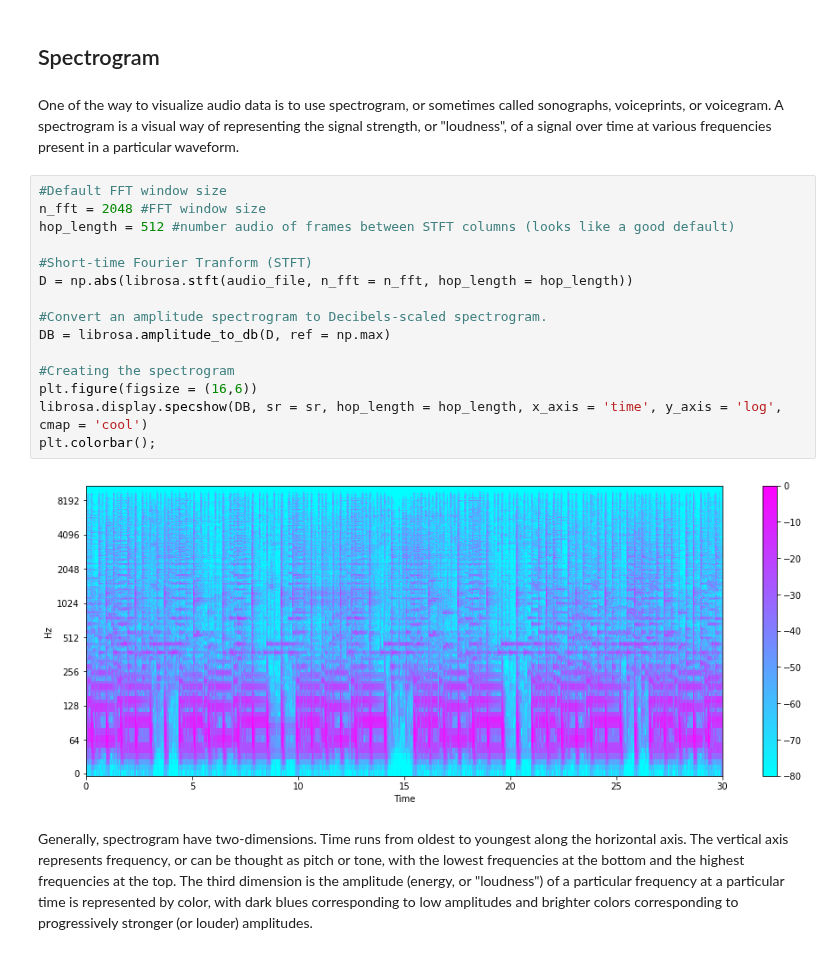
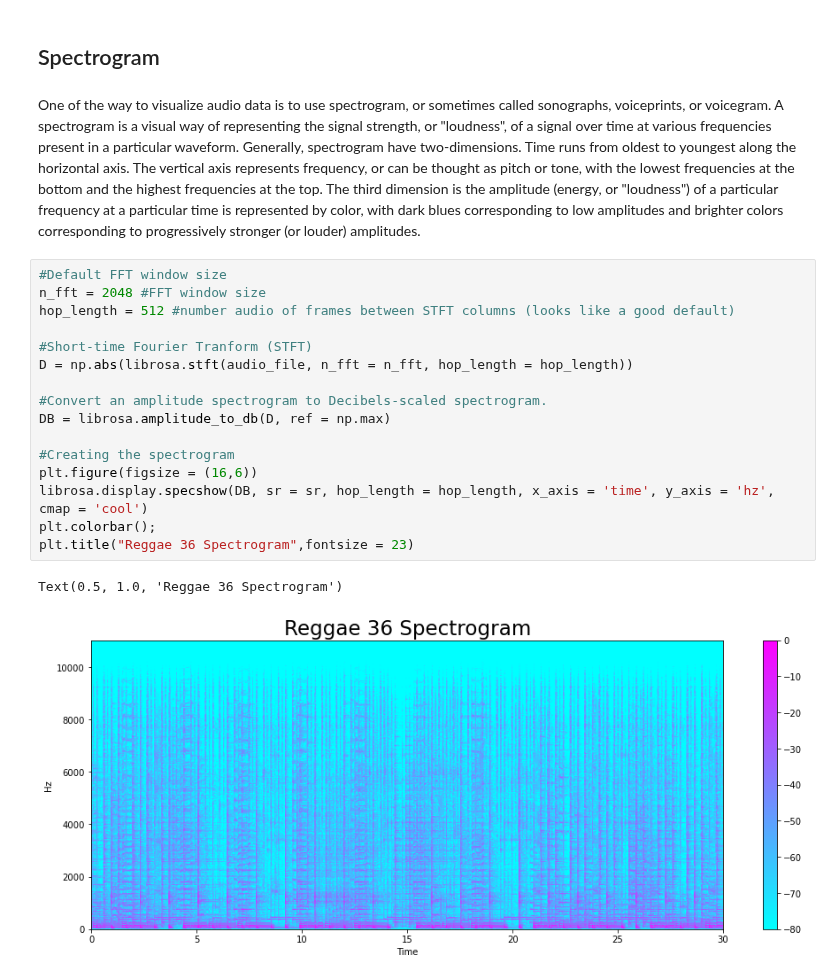
Before and after one commit to TaiNg365/Song_Classification_Recommender_System, a Jupyter notebook: Exploratory Song Features.ipynb, the cells around one changed output. Saved outputs shown, nothing was run; the diff lists cells and outputs as text.

```diff
--- a/Exploratory Song Features.ipynb
+++ b/Exploratory Song Features.ipynb
@@ -64,23 +64,23 @@ Text(0.5, 1.0, 'Sound Waves in Reggae 36')
 # %% [markdown]
 ## Spectrogram
 # %% [markdown]
-One of the way to visualize audio data is to use spectrogram, or sometimes called sonographs, voiceprints, or voicegram. A spectrogram is a visual way of representing the signal strength, or "loudness", of a signal over time at various frequencies present in a particular waveform.
+One of the way to visualize audio data is to use spectrogram, or sometimes called sonographs, voiceprints, or voicegram. A spectrogram is a visual way of representing the signal strength, or "loudness", of a signal over time at various frequencies present in a particular waveform. Generally, spectrogram have two-dimensions. Time runs from oldest to youngest along the horizontal axis. The vertical axis represents frequency, or can be thought as pitch or tone, with the lowest frequencies at the bottom and the highest frequencies at the top. The third dimension is the amplitude (energy, or "loudness") of a particular frequency at a particular time is represented by color, with dark blues corresponding to low amplitudes and brighter colors corresponding to progressively stronger (or louder) amplitudes.
 # %%
 #Default FFT window size
 n_fft = 2048 #FFT window size
 hop_length = 512 #number audio of frames between STFT columns (looks like a good default)
 
 #Short-time Fourier Tranform (STFT)
 D = np.abs(librosa.stft(audio_file, n_fft = n_fft, hop_length = hop_length))
 
 #Convert an amplitude spectrogram to Decibels-scaled spectrogram.
 DB = librosa.amplitude_to_db(D, ref = np.max)
 
 #Creating the spectrogram
 plt.figure(figsize = (16,6))
-librosa.display.specshow(DB, sr = sr, hop_length = hop_length, x_axis = 'time', y_axis = 'log', cmap = 'cool')
+librosa.display.specshow(DB, sr = sr, hop_length = hop_length, x_axis = 'time', y_axis = 'hz', cmap = 'cool')
 plt.colorbar();
+plt.title("Reggae 36 Spectrogram",fontsize = 23)
 # %% [output]
+Text(0.5, 1.0, 'Reggae 36 Spectrogram')
-[figure, old version]
+[figure, new version]
-# %% [markdown]
-Generally, spectrogram have two-dimensions. Time runs from oldest to youngest along the horizontal axis. The vertical axis represents frequency, or can be thought as pitch or tone, with the lowest frequencies at the bottom and the highest frequencies at the top. The third dimension is the amplitude (energy, or "loudness") of a particular frequency at a particular time is represented by color, with dark blues corresponding to low amplitudes and brighter colors corresponding to progressively stronger (or louder) amplitudes.
```
Also changed, not shown: parts of 14 cells of this notebook, 1 other file.
